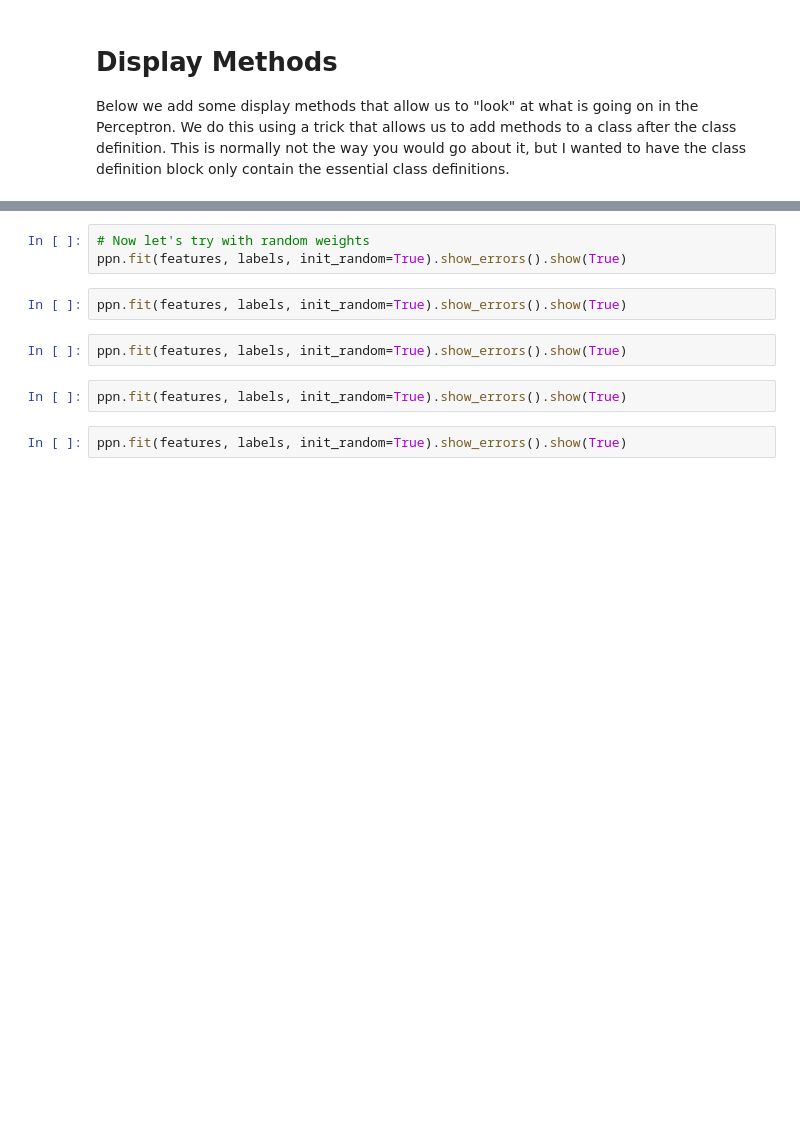
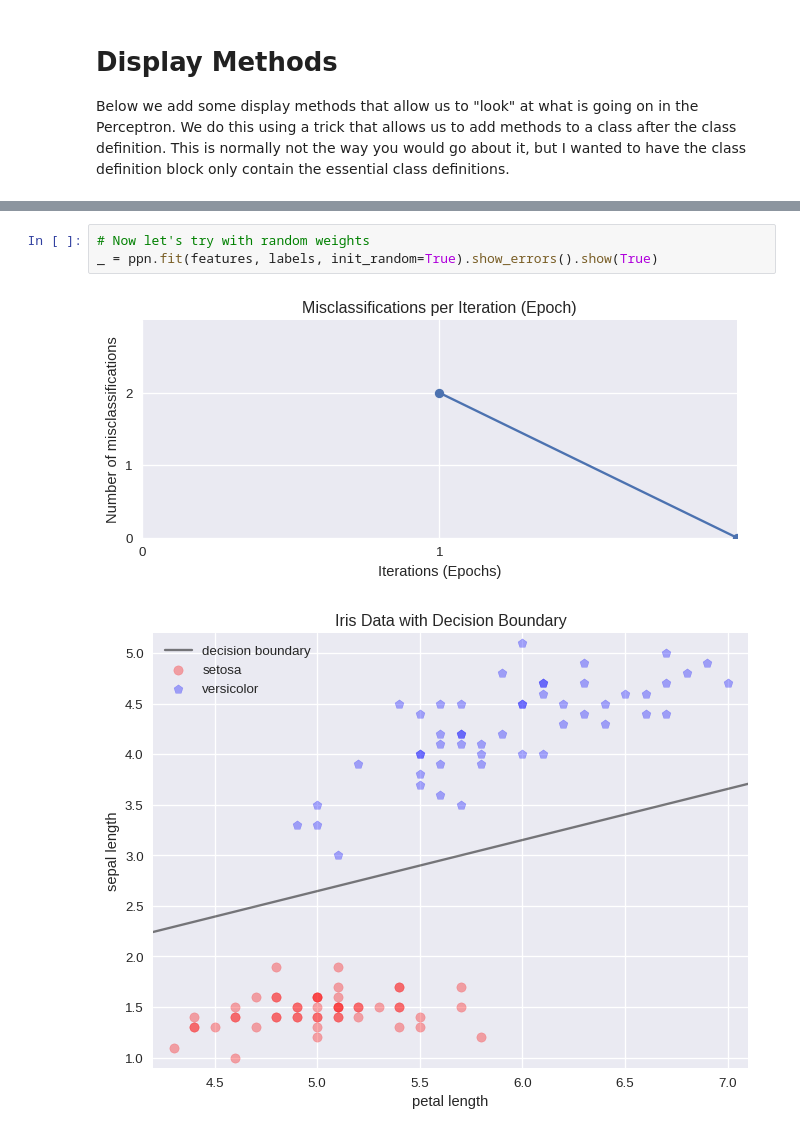
Before and after one commit to fariello/cscie86, a Jupyter notebook: colab/perceptron/perceptron.ipynb, the cells around one changed output, grey strips where cells are left out. Drawn from its saved outputs; the diff is of its cells as text; blank space fills up the shorter version.

```diff
--- a/colab/perceptron/perceptron.ipynb
+++ b/colab/perceptron/perceptron.ipynb
@@ -445,11 +530,6 @@ ppn.show(True)
 # %%
 # Now let's try with random weights
-ppn.fit(features, labels, init_random=True).show_errors().show(True)
+_ = ppn.fit(features, labels, init_random=True).show_errors().show(True)
+# %% [output]
+[figure, added]
+[figure, added]
-# %%
-ppn.fit(features, labels, init_random=True).show_errors().show(True)
-# %%
-ppn.fit(features, labels, init_random=True).show_errors().show(True)
-# %%
-ppn.fit(features, labels, init_random=True).show_errors().show(True)
-# %%
-ppn.fit(features, labels, init_random=True).show_errors().show(True)
```
Also changed, not shown: parts of 12 cells of this notebook.
